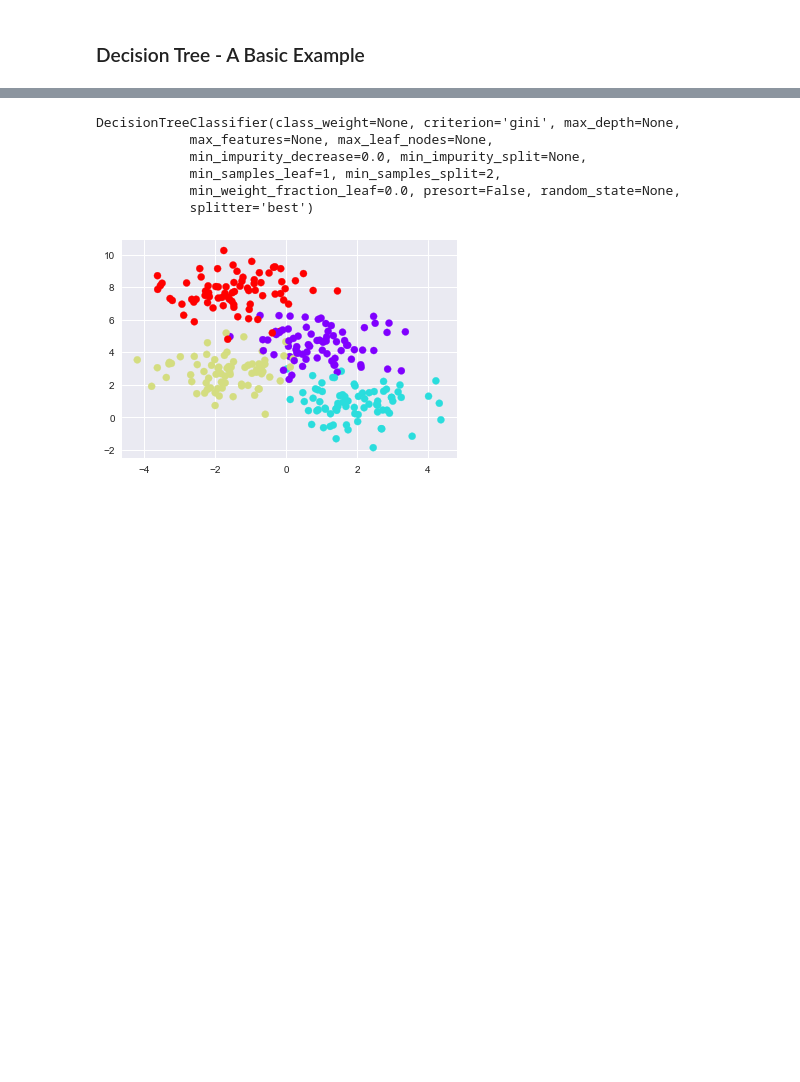
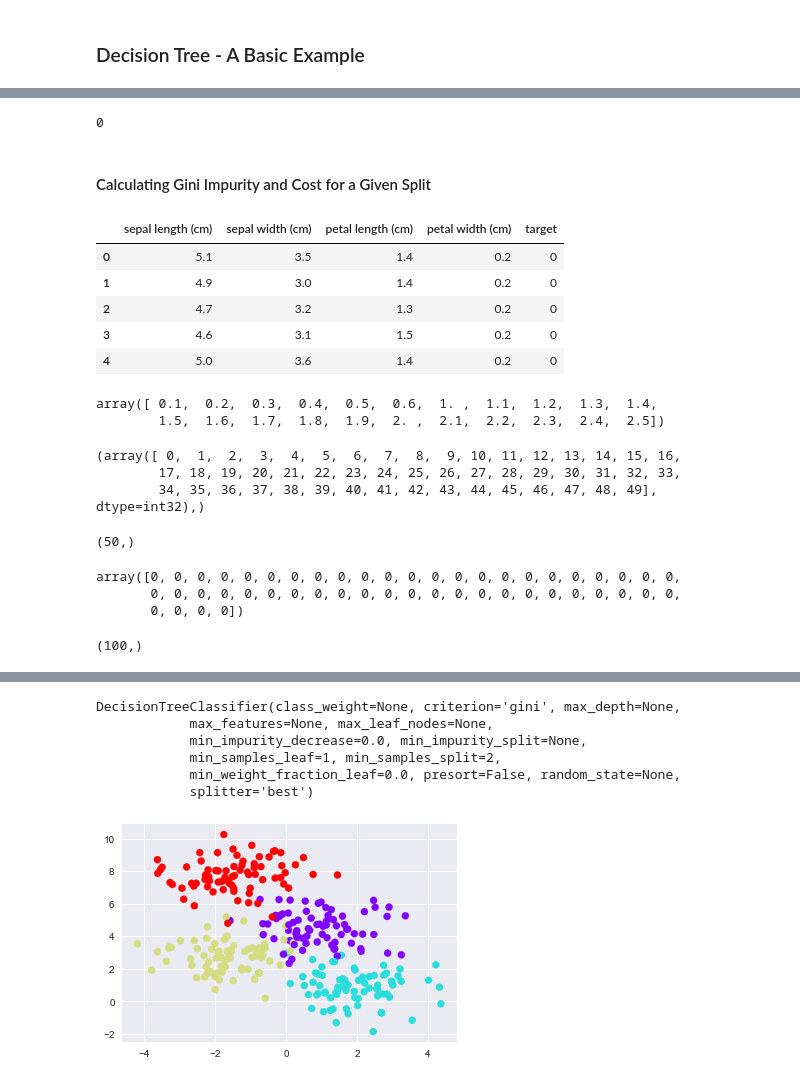
Before and after one commit to mayankkaizen/jupyter-notebooks, a Jupyter notebook: ML-Decision Trees and Ensembles .ipynb, the cells around one changed output, grey strips where cells are left out. Drawn from its saved outputs; the diff is of its cells as text; code cells hidden in the pictures; blank space fills up the shorter version.

```diff
--- a/ML-Decision Trees and Ensembles .ipynb
+++ b/ML-Decision Trees and Ensembles .ipynb
@@ -1,2 +41,20 @@
 # %% [markdown]
 ### Decision Tree -  A Basic Example
+# %%
+import numpy as np
+from sklearn.datasets import load_iris
+from sklearn.model_selection import train_test_split
+from sklearn.tree import DecisionTreeClassifier, export_graphviz
+
+iris = load_iris()
+data = iris.data
+target = iris.target
+
+clf = DecisionTreeClassifier()
+clf = clf.fit(data, target)
+
+import graphviz
+
+dot_data = export_graphviz(clf, out_file = None)
+graph = graphviz.Source(dot_data)
+graph.render('Iris') #Iris.pdf is saved in current directory
@@ -2,0 +318,3 @@
+# %%
+tree = DecisionTree()
+tree.train(data, target, max_depth=2, min_samples=1)
@@ -2,0 +360,48 @@
+# %%
+a = np.array([4.9,3.1,1.3,.2])
+tree.predict(a, tree.tree_dict) #output will be class
+# %% [output]
+0
+# %% [markdown]
+#### Calculating Gini Impurity and Cost for a Given Split
+# %%
+import pandas as pd
+df = pd.DataFrame(data)
+df.columns = iris.feature_names
+df['target'] = iris.target
+df.head()
+# %% [output]
+|  | sepal length (cm) | sepal width (cm) | petal length (cm) | petal width (cm) | target |
+| 0 | 5.1 | 3.5 | 1.4 | 0.2 | 0 |
+| 1 | 4.9 | 3.0 | 1.4 | 0.2 | 0 |
+| 2 | 4.7 | 3.2 | 1.3 | 0.2 | 0 |
+| 3 | 4.6 | 3.1 | 1.5 | 0.2 | 0 |
+| 4 | 5.0 | 3.6 | 1.4 | 0.2 | 0 |
+# %%
+np.unique(data[:,3])
+# %% [output]
+array([ 0.1,  0.2,  0.3,  0.4,  0.5,  0.6,  1. ,  1.1,  1.2,  1.3,  1.4,
+        1.5,  1.6,  1.7,  1.8,  1.9,  2. ,  2.1,  2.2,  2.3,  2.4,  2.5])
+# %%
+left_idx = np.where(data[:,3] <.8)
+left_idx
+# %% [output]
+(array([ 0,  1,  2,  3,  4,  5,  6,  7,  8,  9, 10, 11, 12, 13, 14, 15, 16,
+        17, 18, 19, 20, 21, 22, 23, 24, 25, 26, 27, 28, 29, 30, 31, 32, 33,
+        34, 35, 36, 37, 38, 39, 40, 41, 42, 43, 44, 45, 46, 47, 48, 49], dtype=int32),)
+# %%
+left_idx[0].shape
+# %% [output]
+(50,)
+# %%
+y_left = target[left_idx]
+y_left
+# %% [output]
+array([0, 0, 0, 0, 0, 0, 0, 0, 0, 0, 0, 0, 0, 0, 0, 0, 0, 0, 0, 0, 0, 0, 0,
+       0, 0, 0, 0, 0, 0, 0, 0, 0, 0, 0, 0, 0, 0, 0, 0, 0, 0, 0, 0, 0, 0, 0,
+       0, 0, 0, 0])
+# %%
+right_idx = np.where(data[:,3] >= .8)
+right_idx[0].shape
+# %% [output]
+(100,)
```
Also changed, not shown: parts of 20 cells of this notebook, 6 other files.
